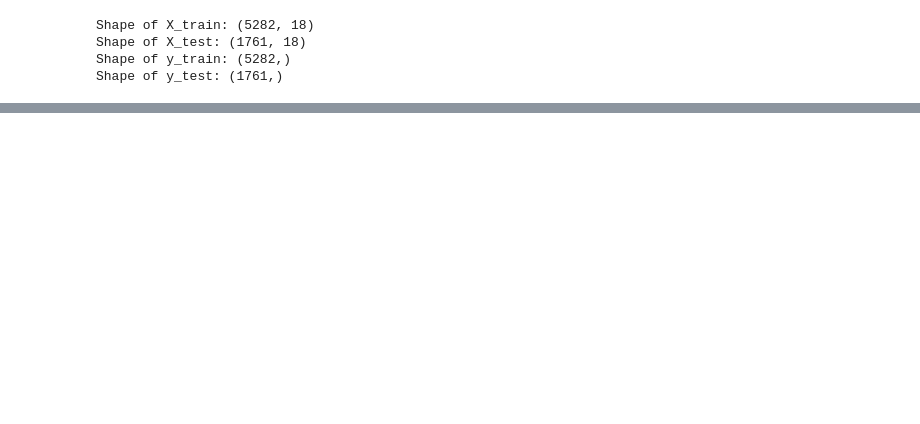
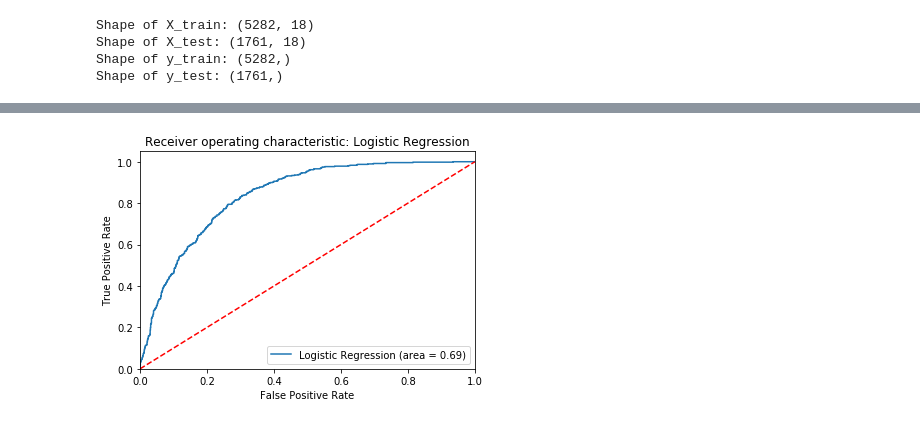
Before and after one commit to grantaguinaldo/mlnd-capstone, a Jupyter notebook: working/working_draft_002.ipynb, the cells around one changed output, grey strips where cells are left out. Drawn from its saved outputs; the diff is of its cells as text; code cells hidden in the pictures; blank space fills up the shorter version.

```diff
--- a/working/working_draft_002.ipynb
+++ b/working/working_draft_002.ipynb
@@ -731,0 +608,4 @@ XGBClassifier(base_score=0.5, booster='gbtree', colsample_bylevel=1,
+# %%
+auc_roc_curves(lr, X_test_std_df, y_test, 'Logistic Regression')
+# %% [output]
+[figure, added]
```
Also changed, not shown: parts of 132 cells of this notebook.
